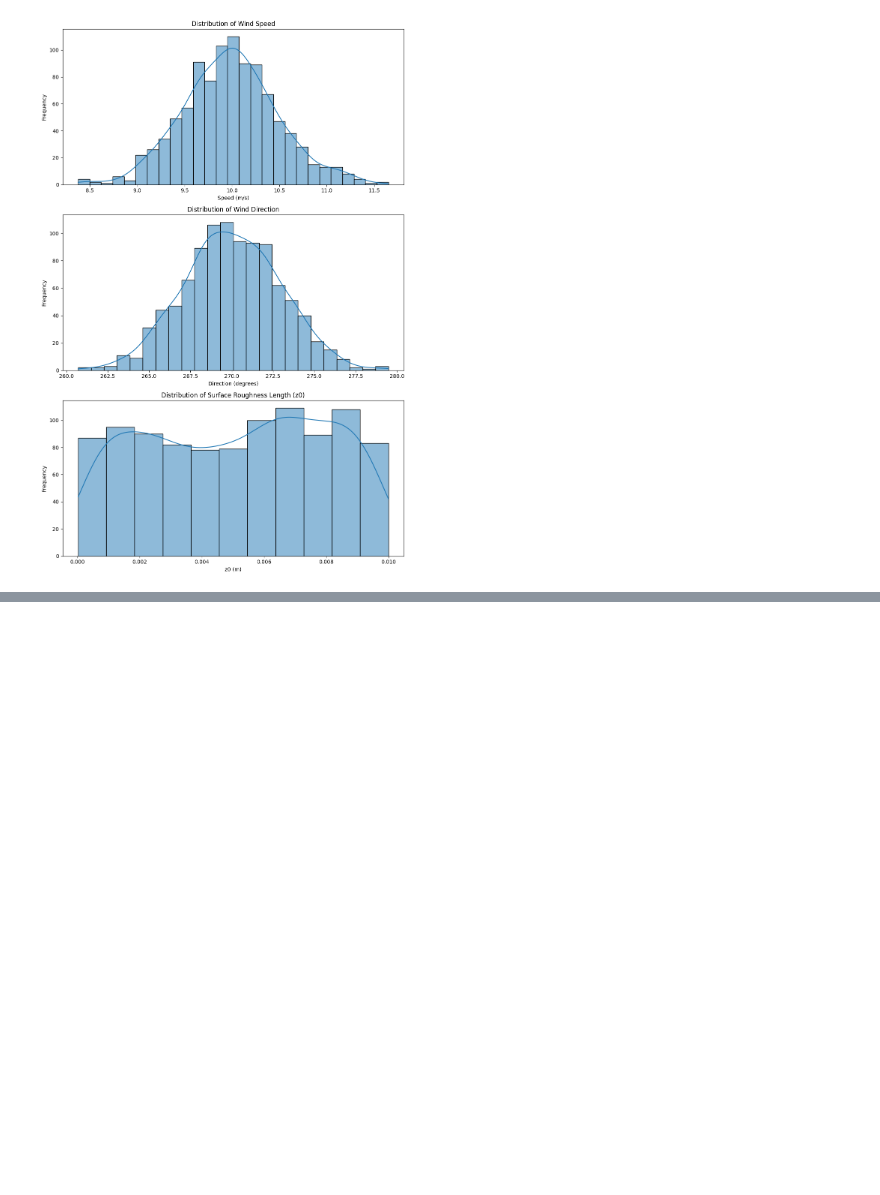
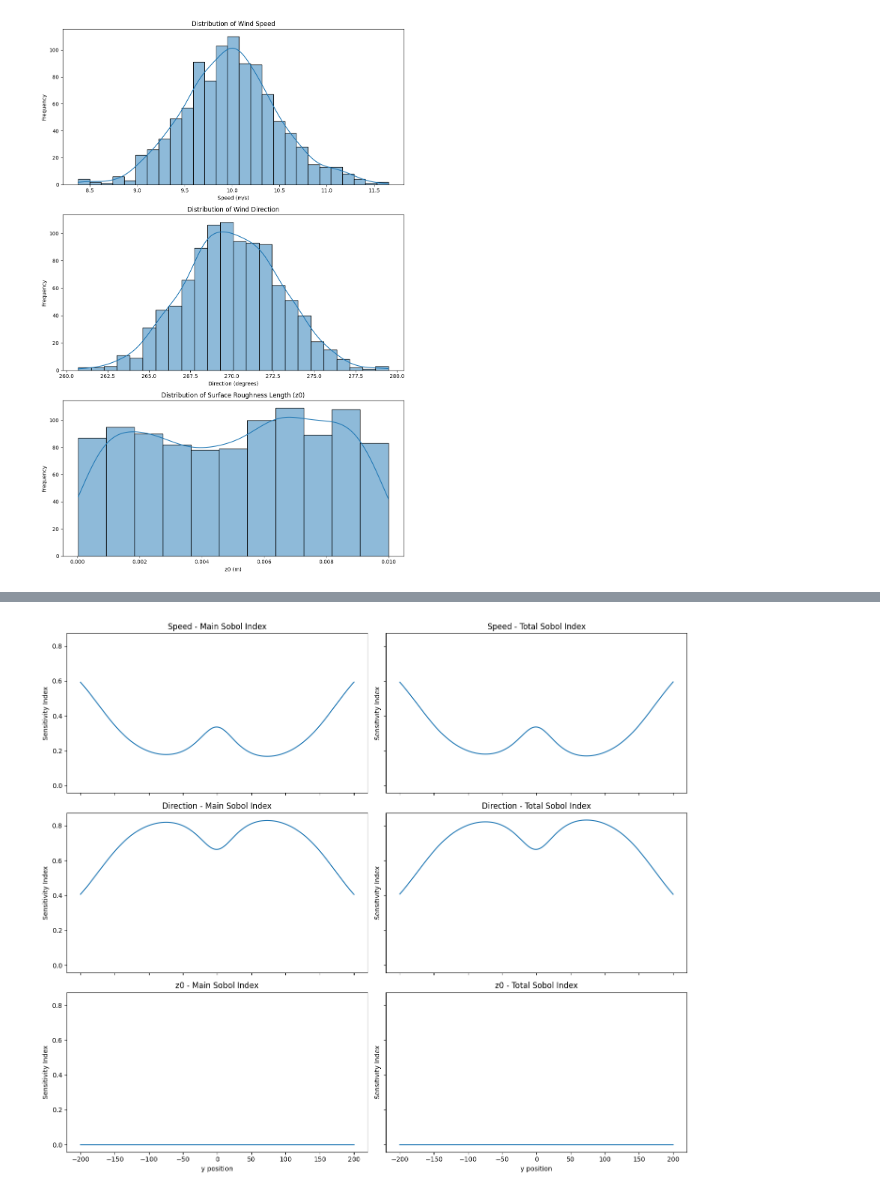
Before and after one commit to bjarketol/WIFA, a Jupyter notebook: vnv/uq_validation/pywake_results_SA.ipynb, the cells around one changed output, grey strips where cells are left out. Cells and saved outputs as stored; diff of their text form; code cells hidden in the pictures; blank space fills up the shorter version.

```diff
--- a/vnv/uq_validation/pywake_results_SA.ipynb
+++ b/vnv/uq_validation/pywake_results_SA.ipynb
@@ -163,3 +163,62 @@ plt.show()
+# %%
+import chaospy as cp
+import numpy as np
+import matplotlib.pyplot as plt
+
+# Load the input data
+input_data = xr.load_dataset('windio_toy/plant_energy_resource/Stochastic_atHubHeight.nc')
+
+# Load the output data
+output_data = xr.open_dataset('pywake_hh_results/FarmFlow.nc')
+centerline_output = output_data.sel(x=2000, method='nearest')['WS_eff'].compute()
+
+# Define the distributions for the input parameters
+distribution = cp.J(cp.Normal(input_data['speed'].mean(), input_data['speed'].std()),
+                    cp.Normal(input_data['direction'].mean(), input_data['direction'].std()),
+                    cp.Uniform(input_data['z0'].min(), input_data['z0'].max()))
+
+# Generate abscissas (inputs) and evaluations (outputs)
+abscissas = np.column_stack([input_data[key].values for key in ['speed', 'direction', 'z0']])
+evals = centerline_output.values
+
+# Generate a polynomial expansion
+polynomial_expansion = cp.generate_expansion(2, distribution)
+
+# Fit the polynomial to the model outputs
+approx_model = cp.fit_regression(polynomial_expansion, abscissas.T, evals.T)
+
+# Preallocate arrays to hold the Sobol indices for each x position
+y_values = centerline_output['y'].values
+num_vars = 3
+first_order_indices = np.zeros((len(y_values), num_vars))
+total_order_indices = np.zeros((len(y_values), num_vars))
+
+# Compute Sobol indices for the approximated model
+sobol_indices = cp.Sens_m(approx_model, distribution)
+total_sobol_indices = cp.Sens_t(approx_model, distribution)
+
+# Setup subplots
+fig, axs = plt.subplots(3, 2, figsize=(14, 12), sharex=True, sharey=True)
+variables = ['Speed', 'Direction', 'z0']
+for i, var in enumerate(variables):
+    axs[i, 0].plot(y_values, sobol_indices[i].flatten(), label=f'{var} Main')
+    axs[i, 1].plot(y_values, total_sobol_indices[i].flatten(), label=f'{var} Total')
+
+    axs[i, 0].set_title(f'{var} - Main Sobol Index')
+    axs[i, 1].set_title(f'{var} - Total Sobol Index')
+
+    axs[i, 0].set_ylabel('Sensitivity Index')
+    axs[i, 1].set_ylabel('Sensitivity Index')
+
+# Set common labels
+for ax in axs[-1, :]:
+    ax.set_xlabel('y position')
+
+# Show the plot
+plt.tight_layout()
+plt.show()
+# %% [output]
+[figure, added]
 # %%
 import chaospy as cp
 import numpy as np
```
Also changed, not shown: parts of 7 cells of this notebook.
